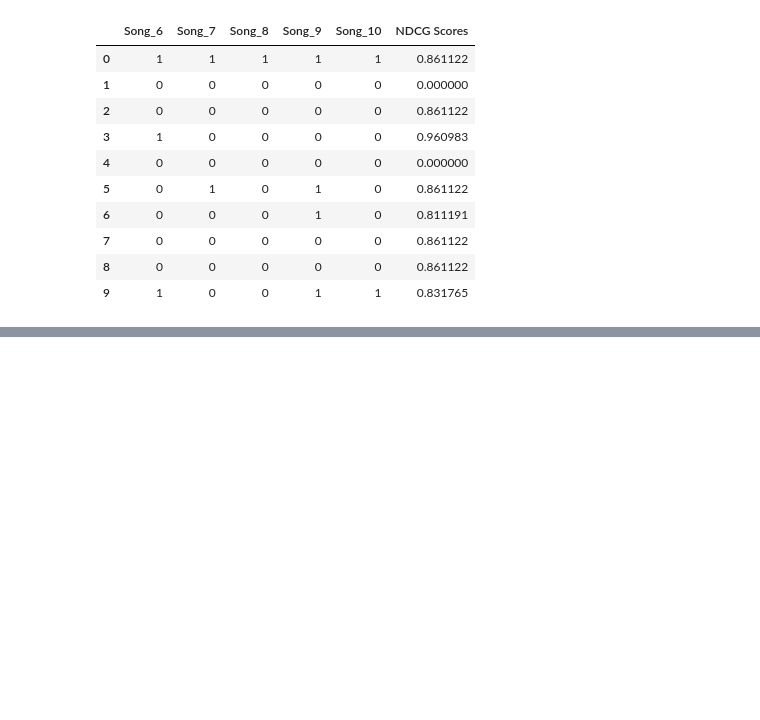
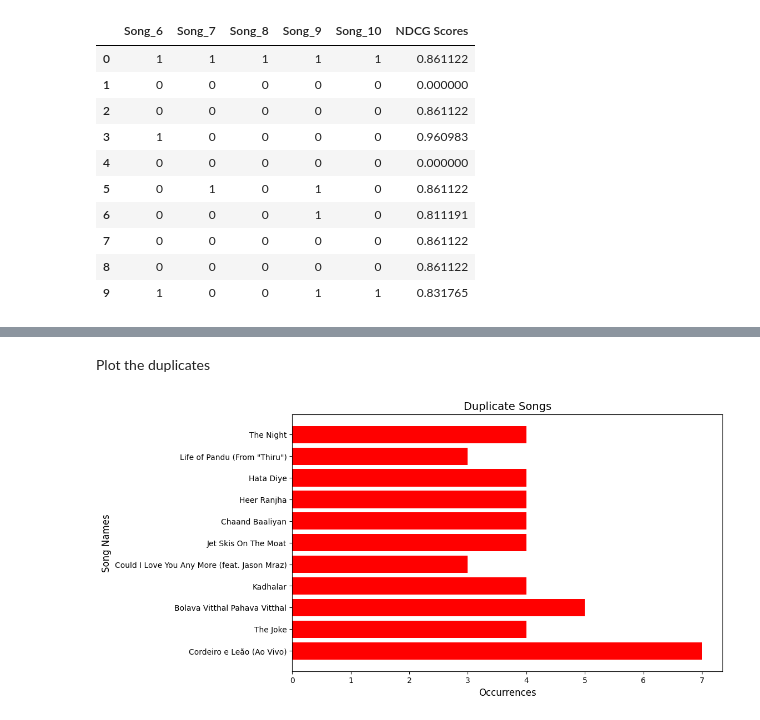
Before and after one commit to Kespers/kCHORDS-recommendation-system, a Jupyter notebook: main.ipynb, the cells around one changed output, grey strips where cells are left out. Saved outputs shown, nothing was run; the diff lists cells and outputs as text; code cells hidden in the pictures; blank space fills up the shorter version.

```diff
--- a/main.ipynb
+++ b/main.ipynb
@@ -421,5 +501,8 @@ def get_client():
 # %%
 def extract_person_from_video_data(video_data):
+    """
+    get possible person entities from the video
+    """
     nlp = spacy.load('en_core_web_sm')
     text_to_search = video_data['title'] + " " + video_data['description'] + " " + " ".join(video_data['tags'])
     doc = nlp(text_to_search)
@@ -443,7 +526,9 @@ def dataset_mapping(genres):
     return most_similar_genre
 
 def get_genre_df(artists, video_data):
-
+    """
+    get same dataset as the created one by huggingface
+    """
     def get_from_artist(artists):
         if not artists:
             return None
@@ -460,6 +545,7 @@ def get_genre_df(artists, video_data):
         genre_counts = Counter(genres)
         return genre_counts.most_common(1)[0][0] if genre_counts else None
 
+	# extract genre
     genre = get_from_artist(artists)
     if not genre:
         genre = get_from_artist(extract_person_from_video_data(video_data))
@@ -468,7 +554,7 @@ def get_genre_df(artists, video_data):
 
     print(f"\tTitle: {video_data['title']} - Genre: ", genre)
 
-    # encoding
+    # one-hot encoding
     genre_encoding = {f'genre_{g}': [1 if g == genre else 0] for g in genre_list}
     genre_df = pd.DataFrame(genre_encoding)
 
@@ -1141,0 +1206,17 @@ ndcg_df
+# %% [markdown]
+Plot the duplicates
+# %%
+name_counts = Counter(song["name"] for song in recommends)
+
+filtered_names = {name: count for name, count in name_counts.items() if count > 2}
+
+plt.figure(figsize=(10, 6))
+plt.barh(list(filtered_names.keys()), list(filtered_names.values()), color="red")
+
+plt.xlabel("Occurrences", fontsize=12)
+plt.ylabel("Song Names", fontsize=12)
+plt.title("Duplicate Songs", fontsize=14)
+
+plt.show()
+# %% [output]
+[figure, added]
```
Also changed, not shown: parts of 77 cells of this notebook, 2 other files.
